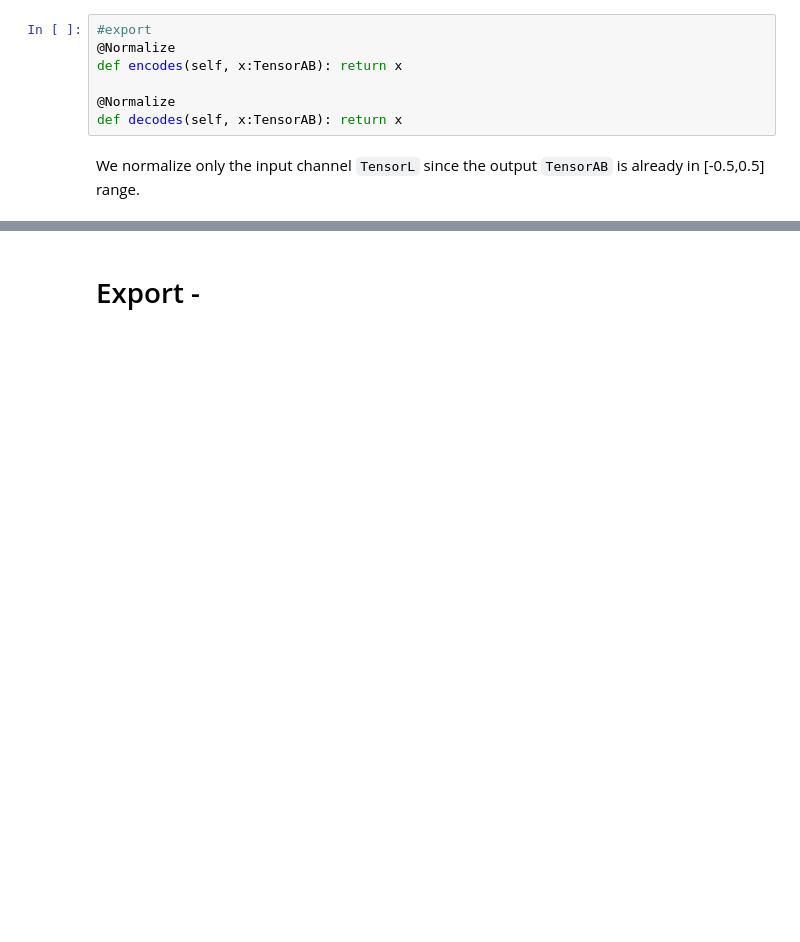
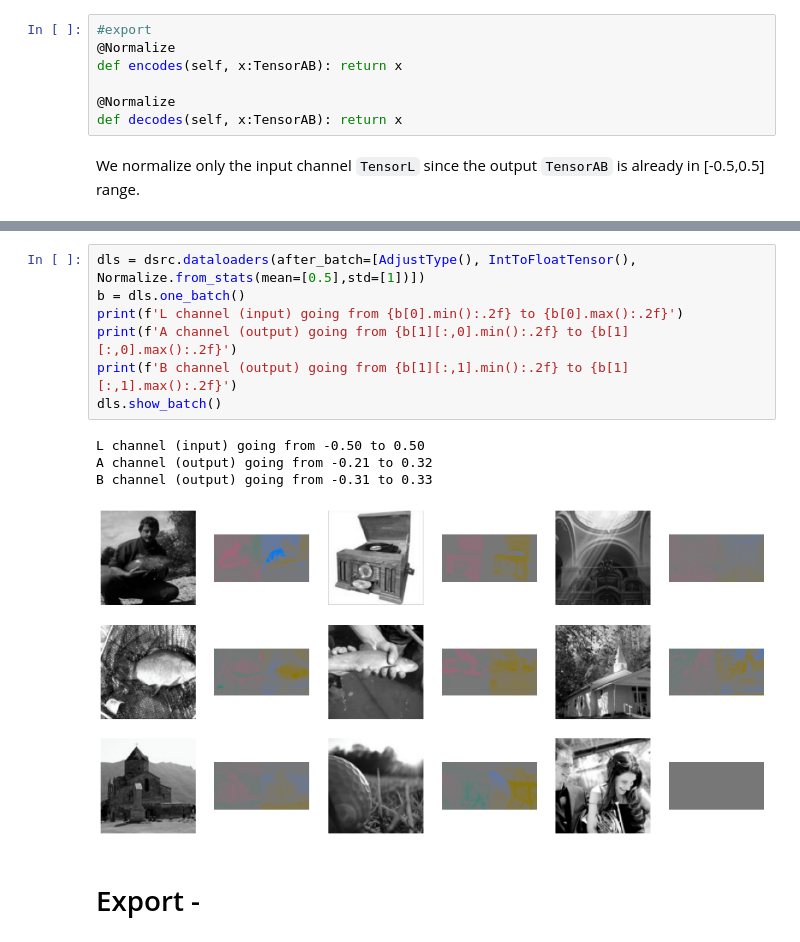
Before and after one commit to borisdayma/colorup, a Jupyter notebook: nbs/00_core.ipynb, the cells around one changed output, grey strips where cells are left out. Cells and saved outputs as stored; diff of their text form; blank space fills up the shorter version.

```diff
--- a/nbs/00_core.ipynb
+++ b/nbs/00_core.ipynb
@@ -147,3 +146,15 @@ dsrc.decode(tuple_l_ab).show(title='Fully decoded')
+# %%
+dls = dsrc.dataloaders(after_batch=[AdjustType(), IntToFloatTensor(), Normalize.from_stats(mean=[0.5],std=[1])])
+b = dls.one_batch()
+print(f'L channel (input) going from {b[0].min():.2f} to {b[0].max():.2f}')
+print(f'A channel (output) going from {b[1][:,0].min():.2f} to {b[1][:,0].max():.2f}')
+print(f'B channel (output) going from {b[1][:,1].min():.2f} to {b[1][:,1].max():.2f}')
+dls.show_batch()
+# %% [output]
+L channel (input) going from -0.50 to 0.50
+A channel (output) going from -0.21 to 0.32
+B channel (output) going from -0.31 to 0.33
+[figure, added]
 # %% [markdown]
 # Export -
 # %%
```
Also changed, not shown: parts of 1 cell of this notebook, 1 other file.
